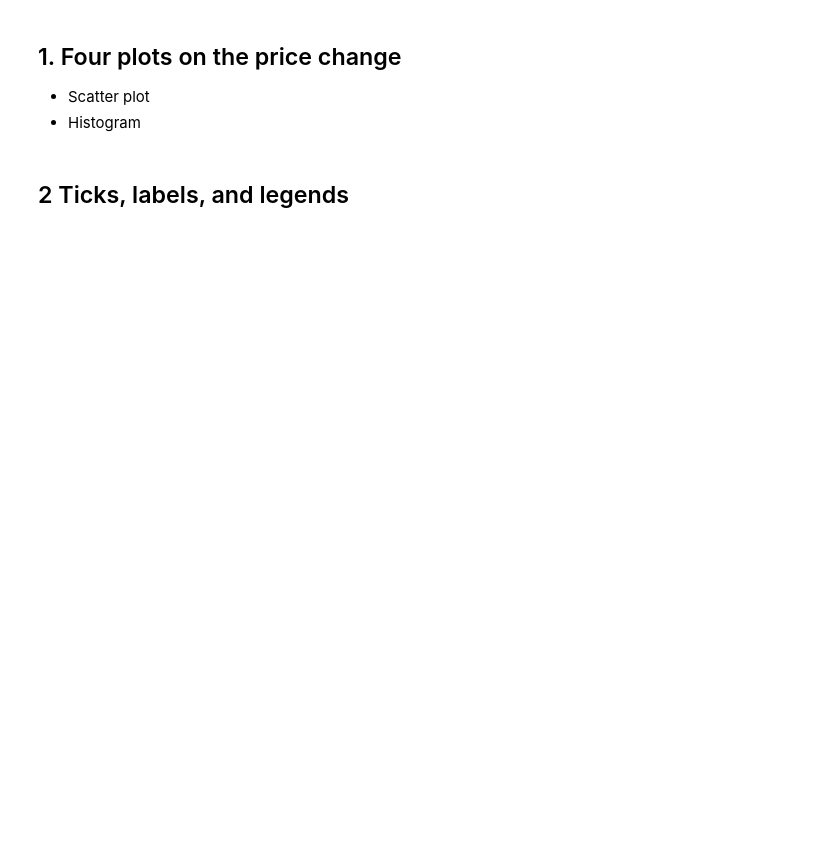
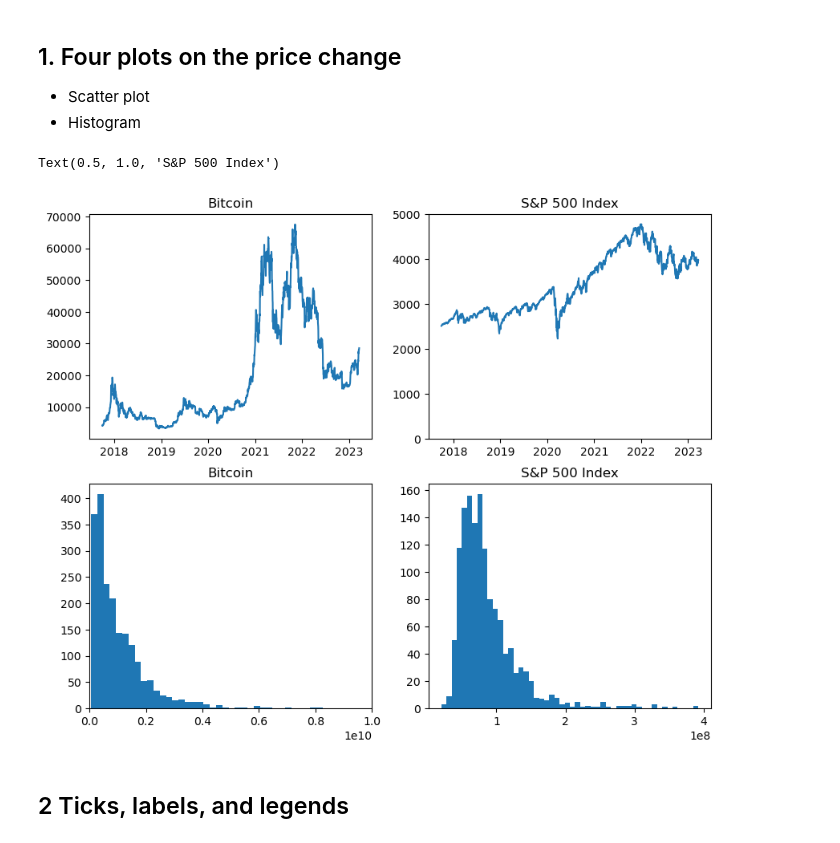
Before and after one commit to ch00226855/CMP464788Spring2023, a Jupyter notebook: Week09_AdvancedPlotting.ipynb, the cells around one changed output. Drawn from its saved outputs; the diff is of its cells as text; code cells hidden in the pictures; blank space fills up the shorter version.

```diff
--- a/Week09_AdvancedPlotting.ipynb
+++ b/Week09_AdvancedPlotting.ipynb
@@ -29,5 +62,5 @@ BTC.tail(3)#
 # %%
 import yfinance as yf
 
-SPY = yf.download('SPY', start="2015-04-10")
-SPY.head(3)
+SPY = yf.download('SPY', start="2017-09-29")
+SPY.tail(3)
@@ -36,33 +76,38 @@ SPY.head(3)
 - Scatter plot
 - Histogram
 # %%
-fig = plt.figure(figsize=(10, 10))
+fig = plt.figure(figsize=(10, 8))
 
 # Add axes for the first subplot
 ax1 = fig.add_subplot(2, 2, 1) # What do these numbers mean?
                                # (number of rows, number of columns, the index of this particular plot)
 
 # plot BTC price change (close price vs. time)
 ax1.plot(BTC.index, BTC['close'])
 ax1.set_title("Bitcoin")
 
 # Add axes for the second subplot
 ax2 = fig.add_subplot(2, 2, 2)
 
 # plot SPY price change (close price vs. time)
 ax2.plot(SPY.index, SPY['Close'] * 10)
 ax2.set_title("S&P 500 Index")
-ax2.set_ylim([0, 4000])
+ax2.set_ylim([0, 5000])
 
 # The third subplot
 ax3 = fig.add_subplot(2, 2, 3)
 ax3.hist(BTC['volumeto'], bins=50)
 ax3.set_title("Bitcoin")
+ax3.set_xlim([0, 1e10])
 
 # The fourth subplot
 ax4 = fig.add_subplot(2, 2, 4)
 ax4.hist(SPY['Volume'], bins=50)
 ax4.set_title("S&P 500 Index")
+# ax4.set_xlim([0, 1e10])
+# %% [output]
+Text(0.5, 1.0, 'S&P 500 Index')
+[figure, added]
 # %% [markdown]
 ## 2 Ticks, labels, and legends
 # %%
```
Also changed, not shown: parts of 6 cells of this notebook.
